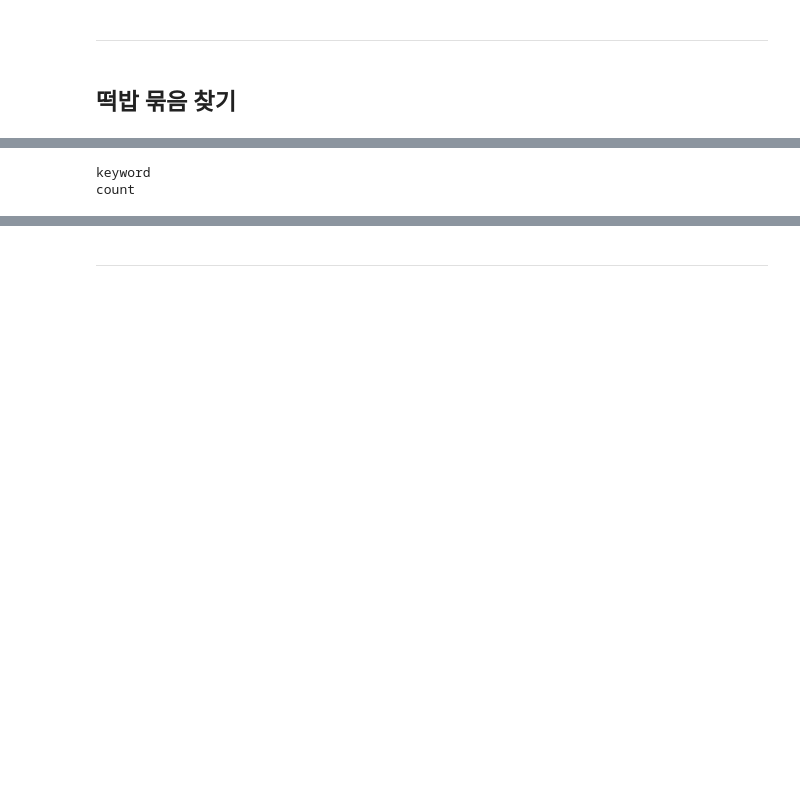
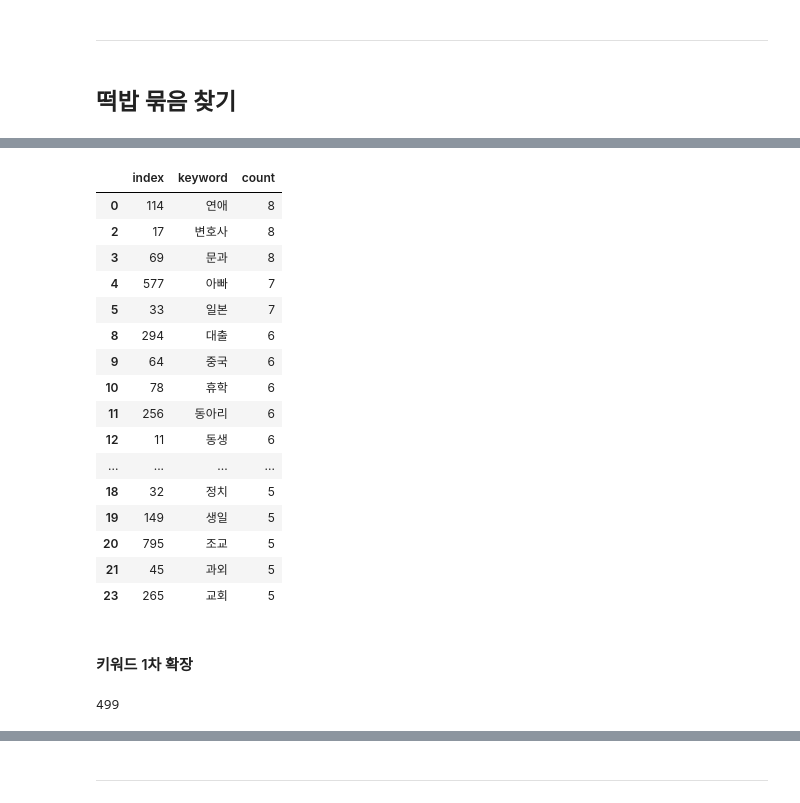
Before and after one commit to JourneyKo/ssodam, a Jupyter notebook: topic_more.ipynb, the cells around one changed output, grey strips where cells are left out. Saved outputs shown, nothing was run; the diff lists cells and outputs as text; code cells hidden in the pictures; blank space fills up the shorter version.

```diff
--- a/topic_more.ipynb
+++ b/topic_more.ipynb
@@ -305,0 +407,4 @@ bow.head()
+# %%
+word_counts = BoW_mat.T.copy()
+#for i in range(len(word_counts)):
+#   word_counts[i] = (word_counts[i]-word_counts[i].mean()) / word_counts[i].std() if word_counts[i].std()!=0 else word_counts[i]
@@ -306 +421,15 @@ bow.head()
+# %%
+from tqdm.notebook import tqdm
+
+topic_lists = [[] for i in range(20)]
+check = []
+for idx, word in tqdm(enumerate(bow.keyword[:20])):
+    topic_lists[idx].append(idx_total[word])
+    for j in tqdm(range(len(word_counts))):
+        if i==j : continue
+        corr = np.corrcoef(word_counts[i], word_counts[j])
+        if corr[0,1]>0.5:
+            topic_lists[idx].append(j)
+            check.append(corr[1,0])
+    break
 # %% [markdown]
@@ -314,10 +493,56 @@ bow_rev.append(pd.Series([1,1,1]),ignore_index=True)
 # %%
-bow_rev = pd.DataFrame(columns=bow.columns)
+from tqdm.notebook import tqdm
 
-for i in range(len(bow)):
+bow_rev = bow.copy()
+idx_del = set()
+
+for i in tqdm(range(len(bow))):
+    # 20개 모였으면 pass
+    if len(idx_del) >=30 :
+        continue
+    #삭제된 행이면 pass
+    if i in idx_del:
+        continue
     word = bow.loc[i,'keyword']
     for j in range(i+1,len(bow)):
-        if model_a.wv.similarity(word, bow.loc[j,'keyword']) > 0.8 :
+        #삭제된 행이면 pass
+        if j in idx_del:
+            continue
+        # 단어간 유사도가 크면,
+        if model_a.wv.similarity(word, bow.loc[j, 'keyword']) > 0.4:
+            # 삭제할 index에 추가
+            idx_del.add(j)
+
+#삭제가 필요한 index에 맞춰 행 삭제
+for idx in idx_del:
+    bow_rev = bow_rev.drop(idx)
+
+display(bow_rev[:20])
 # %% [output]
-keyword
-count
+|  | index | keyword | count |
+| 0 | 114 | 연애 | 8 |
+| 2 | 17 | 변호사 | 8 |
+| 3 | 69 | 문과 | 8 |
+| 4 | 577 | 아빠 | 7 |
+| 5 | 33 | 일본 | 7 |
+| 8 | 294 | 대출 | 6 |
+| 9 | 64 | 중국 | 6 |
+| 10 | 78 | 휴학 | 6 |
+| 11 | 256 | 동아리 | 6 |
+| 12 | 11 | 동생 | 6 |
+| ... | ... | ... | ... |
+| 18 | 32 | 정치 | 5 |
+| 19 | 149 | 생일 | 5 |
+| 20 | 795 | 조교 | 5 |
+| 21 | 45 | 과외 | 5 |
+| 23 | 265 | 교회 | 5 |
+# %% [markdown]
+#### 키워드 1차 확장
+# %%
+count = 0
+for i in range(len(bow_rev)):
+    if model_a.wv.similarity(bow_rev.iloc[0].keyword, bow_rev.iloc[i].keyword) > 0.3:
+        count+=1
+count
+# %% [output]
+499
```
Also changed, not shown: parts of 42 cells of this notebook, 3 other files.
